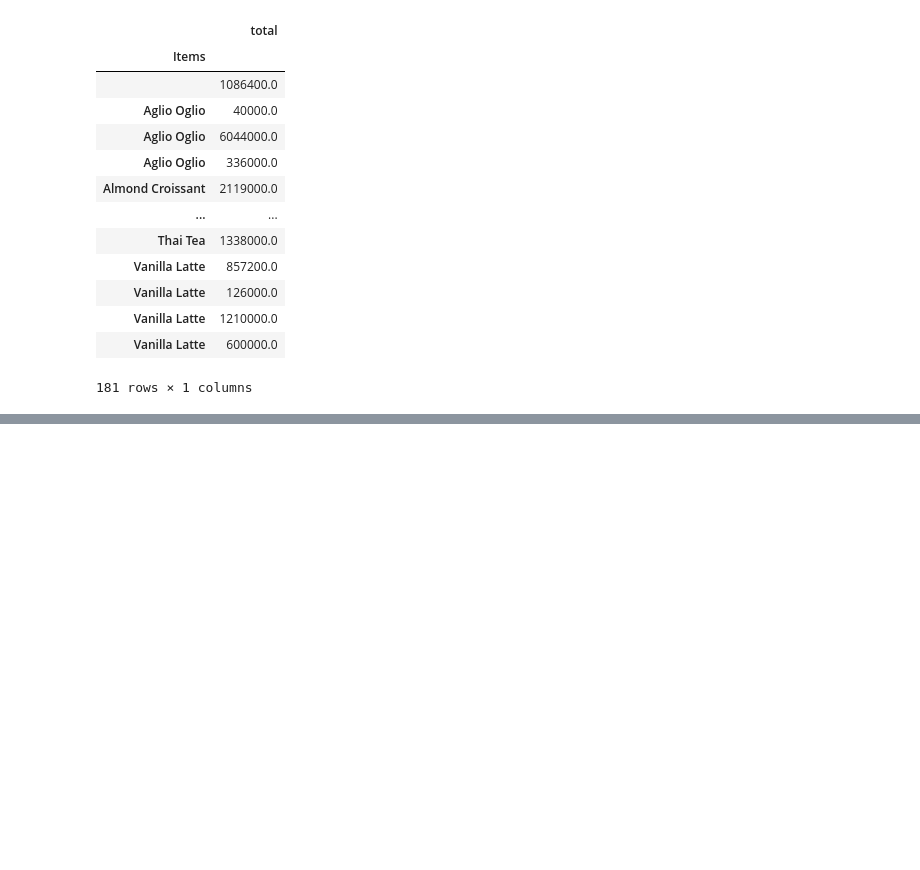
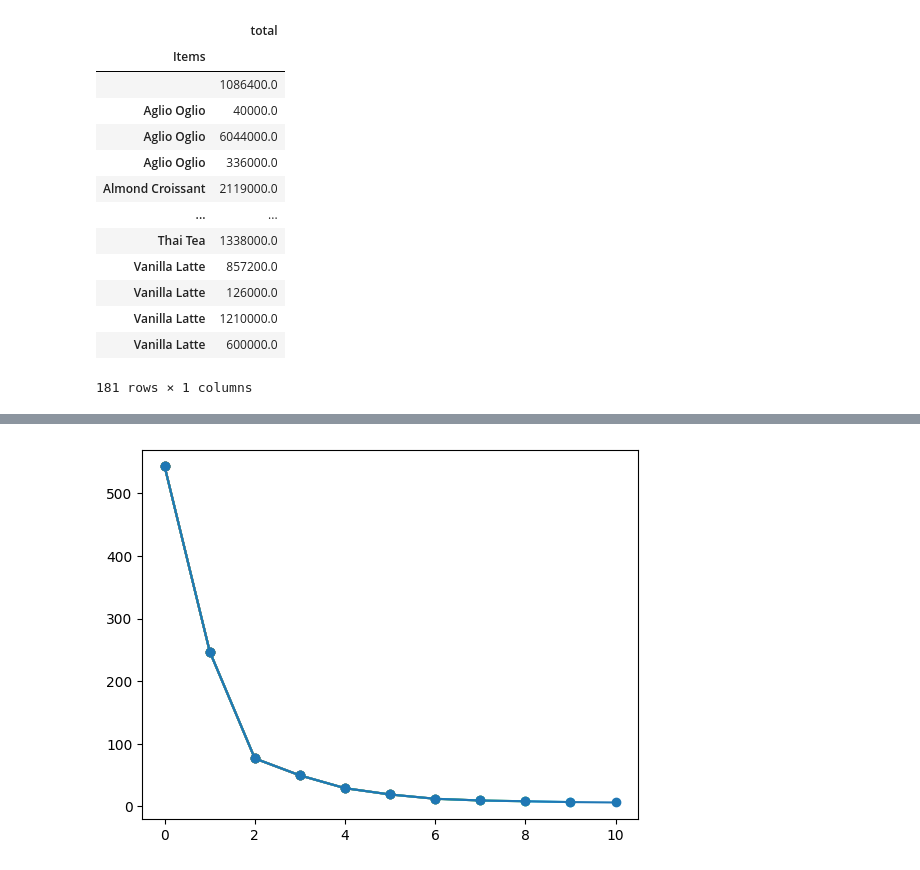
Before and after one commit to TegarMachfuzi/RFMAnalysisPhyton, a Jupyter notebook: RFM.ipynb, the cells around one changed output, grey strips where cells are left out. Drawn from its saved outputs; the diff is of its cells as text; code cells hidden in the pictures; blank space fills up the shorter version.

Commit message:
create skLearn cluster KMeans

```diff
--- a/RFM.ipynb
+++ b/RFM.ipynb
@@ -129,6 +117,21 @@ RFM
 181 rows × 3 columns
 # %%
 from sklearn.preprocessing import StandardScaler
+from sklearn.impute import SimpleImputer
+
+sim = SimpleImputer(missing_values=np.nan, strategy='mean')
+imputed_data = sim.fit_transform(RFM)
 
 scaler=StandardScaler()
-scaled=scaler.fit_transform(RFM)
+scaled=scaler.fit_transform(imputed_data)
+# %%
+from sklearn.cluster import KMeans
+
+inertia=[]
+for i in np.arange(1,12):
+    kmeans=KMeans(n_clusters=i)
+    kmeans.fit(scaled)
+    inertia.append(kmeans.inertia_)
+    plt.plot(inertia, marker='o')
+# %% [output]
+[figure, added]
```
Also changed, not shown: parts of 6 cells of this notebook.
